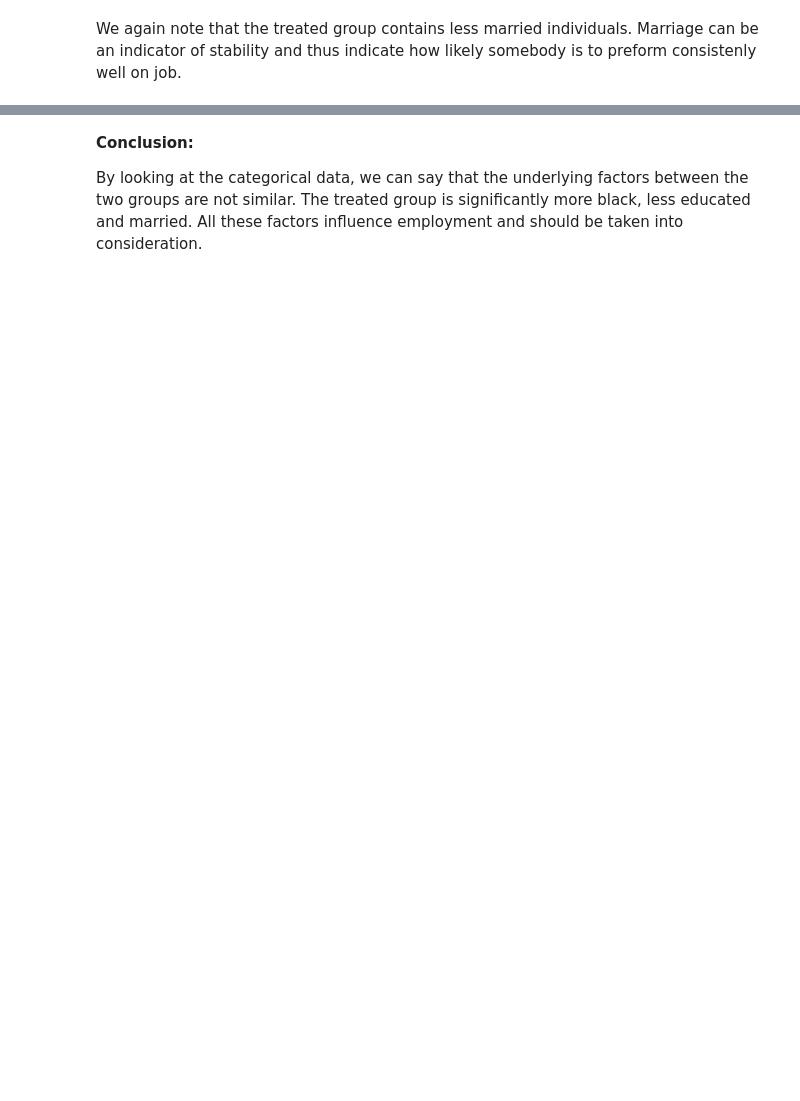
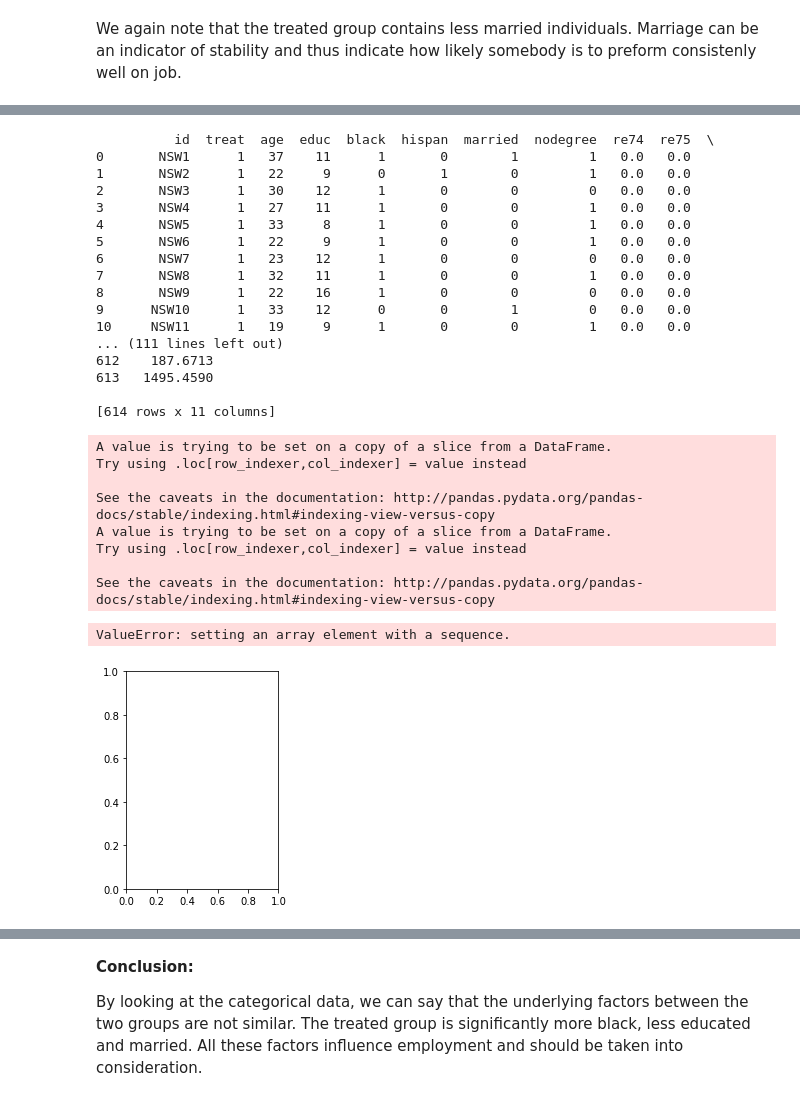
Before and after one commit to mtaziz/ada, a Jupyter notebook: HW4/Homework 4.ipynb, the cells around one changed output, grey strips where cells are left out. Saved outputs shown, nothing was run; the diff lists cells and outputs as text; code cells hidden in the pictures; blank space fills up the shorter version.

```diff
--- a/HW4/Homework 4.ipynb
+++ b/HW4/Homework 4.ipynb
@@ -225,0 +210,52 @@ Marriage can be an indicator of stability and thus indicate how likely somebody
+# %%
+#defining list of non binary variables
+salaries = ['re74', 're75', 're78']
+cat_salaries = lalonde_df.copy()
+
+#for each column draw a Boxplot
+for sal in salaries:
+    cat_salaries[cat_salaries[sal] > 0][sal] = 1
+    cat_salaries[cat_salaries[sal] == 0][sal] = 0
+    print(cat_salaries)
+
+    job_u, job_t = lalonde_df[lalonde_df.nodegree == 0].groupby('treat')[sal].count()
+    no_job_u, no_job_t = (1 - job_u, 1 - job_t)
+    degree_labels = 'Employed', 'Unemployed'
+
+    plt.subplot(1, 2, 1)
+    plt.pie([job_u, nojob_u], labels = degree_labels, autopct='%1.1f%%', shadow=True, startangle=90)
+    plt.axis('equal')
+    plt.set_title("Rate of unemployed people in 19" + sal[-2:])
+    plt.subplot(1, 2, 2)
+    plt.pie([job_t, nojob_t], labels = degree_labels, autopct='%1.1f%%', shadow=True, startangle=90)
+    plt.axis('equal')
+    plt.set_title("Rate of unemployed people in 19" + sal[-2:])
+    plt.show()
+# %% [output]
+          id  treat  age  educ  black  hispan  married  nodegree  re74  re75  \
+0       NSW1      1   37    11      1       0        1         1   0.0   0.0
+1       NSW2      1   22     9      0       1        0         1   0.0   0.0
+2       NSW3      1   30    12      1       0        0         0   0.0   0.0
+3       NSW4      1   27    11      1       0        0         1   0.0   0.0
+4       NSW5      1   33     8      1       0        0         1   0.0   0.0
+5       NSW6      1   22     9      1       0        0         1   0.0   0.0
+6       NSW7      1   23    12      1       0        0         0   0.0   0.0
+7       NSW8      1   32    11      1       0        0         1   0.0   0.0
+8       NSW9      1   22    16      1       0        0         0   0.0   0.0
+9      NSW10      1   33    12      0       0        1         0   0.0   0.0
+10     NSW11      1   19     9      1       0        0         1   0.0   0.0
+... (111 lines left out)
+612    187.6713
+613   1495.4590
+
+[614 rows x 11 columns]
+A value is trying to be set on a copy of a slice from a DataFrame.
+Try using .loc[row_indexer,col_indexer] = value instead
+
+See the caveats in the documentation: http://pandas.pydata.org/pandas-docs/stable/indexing.html#indexing-view-versus-copy
+A value is trying to be set on a copy of a slice from a DataFrame.
+Try using .loc[row_indexer,col_indexer] = value instead
+
+See the caveats in the documentation: http://pandas.pydata.org/pandas-docs/stable/indexing.html#indexing-view-versus-copy
+ValueError: setting an array element with a sequence.
+[figure, added]
```
Also changed, not shown: parts of 56 cells of this notebook.
